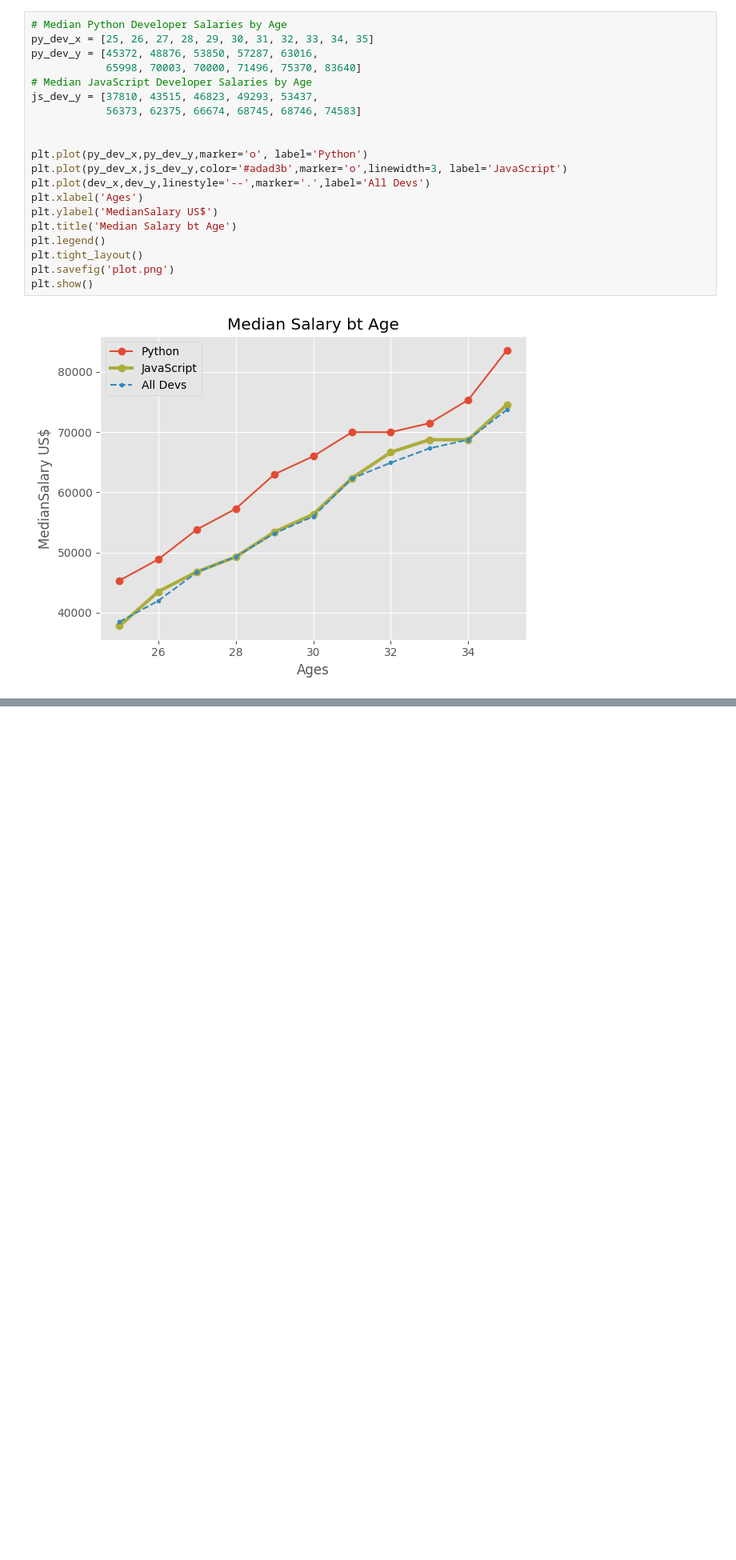
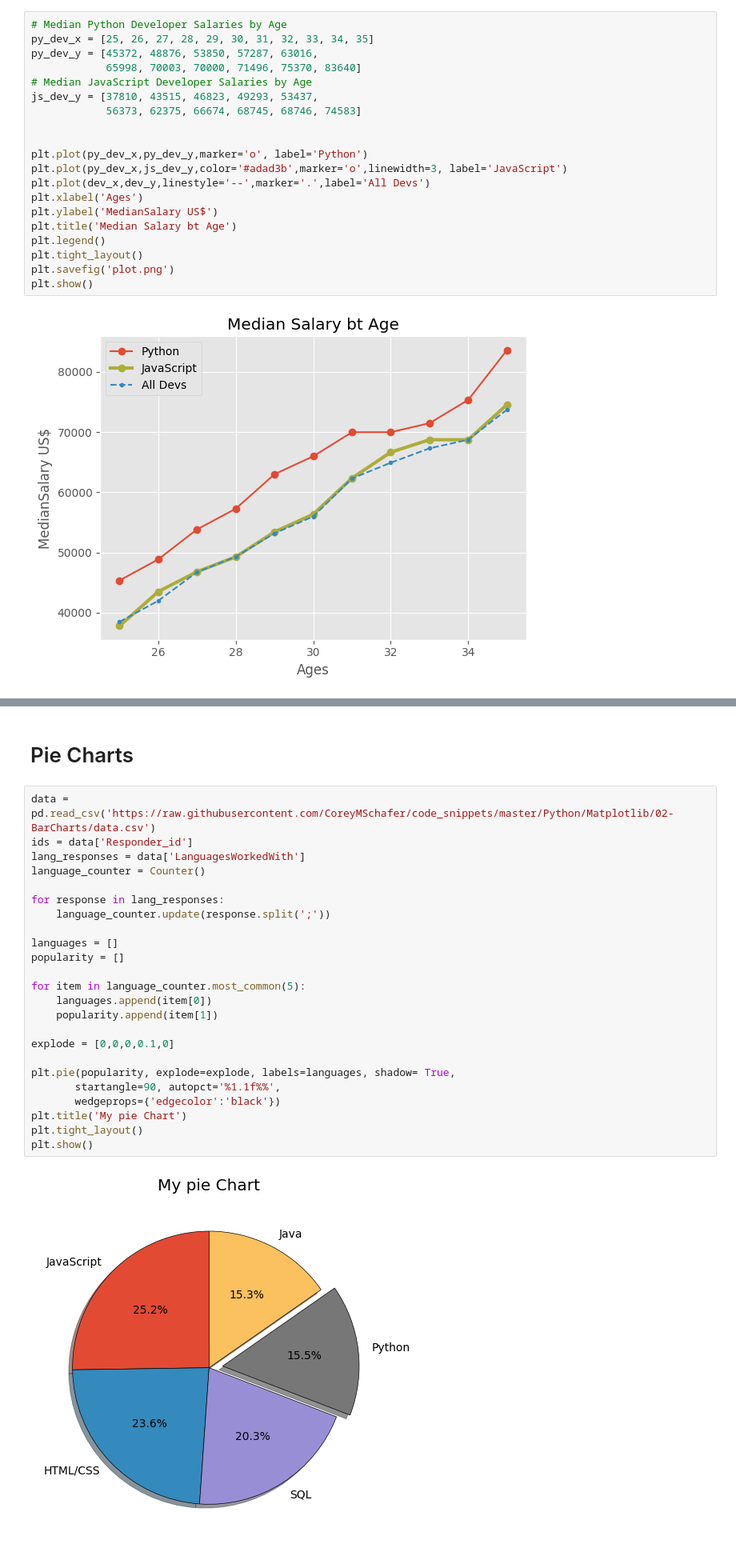
Before and after one commit to marcoeferro/matplotlib, a Jupyter notebook: matplotlibpractice.ipynb, the cells around one changed output, grey strips where cells are left out. Shown at 80% size. Cells and saved outputs as stored; diff of their text form; blank space fills up the shorter version.

```diff
--- a/matplotlibpractice.ipynb
+++ b/matplotlibpractice.ipynb
@@ -264,0 +345,28 @@ plt.show()
+# %% [markdown]
+# Pie Charts
+# %%
+data = pd.read_csv('https://raw.githubusercontent.com/CoreyMSchafer/code_snippets/master/Python/Matplotlib/02-BarCharts/data.csv')
+ids = data['Responder_id']
+lang_responses = data['LanguagesWorkedWith']
+language_counter = Counter()
+
+for response in lang_responses:
+    language_counter.update(response.split(';'))
+
+languages = []
+popularity = []
+
+for item in language_counter.most_common(5):
+    languages.append(item[0])
+    popularity.append(item[1])
+
+explode = [0,0,0,0.1,0]
+
+plt.pie(popularity, explode=explode, labels=languages, shadow= True,
+       startangle=90, autopct='%1.1f%%',
+       wedgeprops={'edgecolor':'black'})
+plt.title('My pie Chart')
+plt.tight_layout()
+plt.show()
+# %% [output]
+[figure, added]
```
Also changed, not shown: parts of 13 cells of this notebook.
